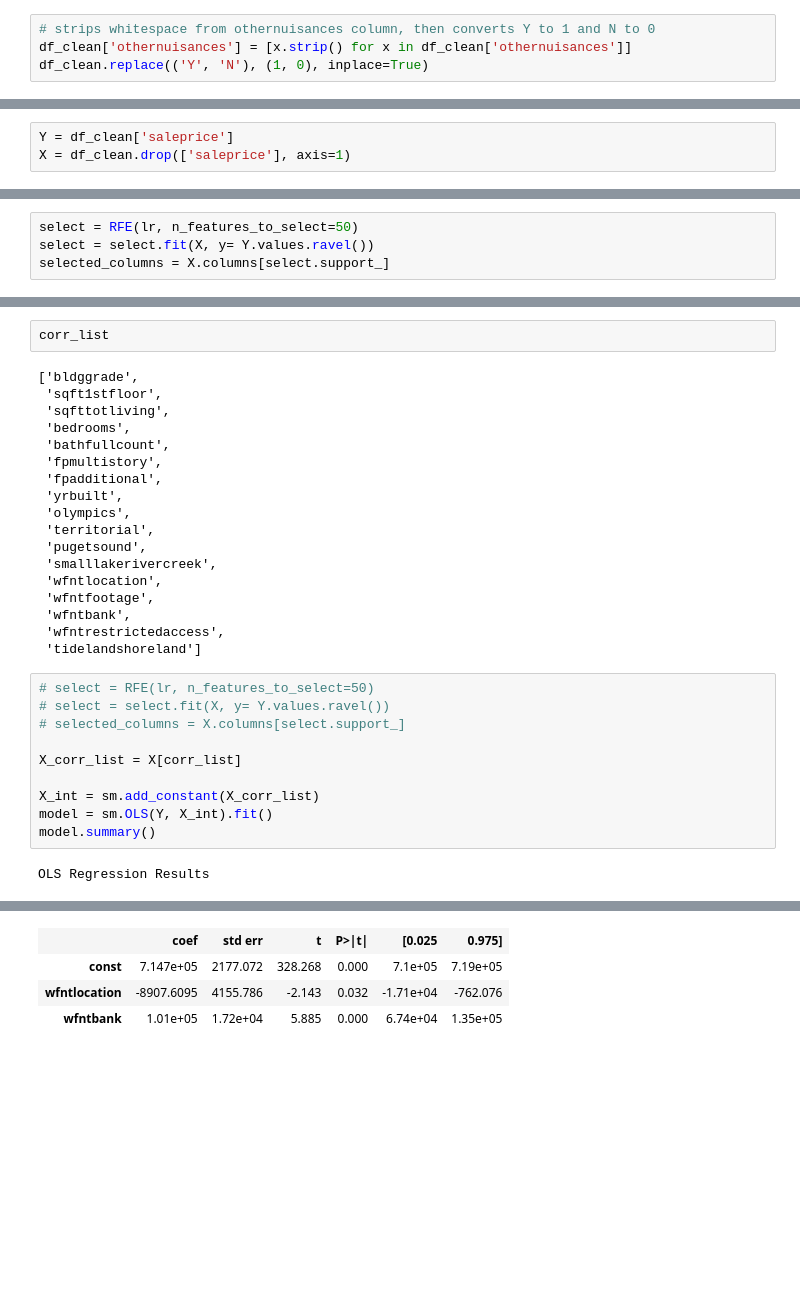
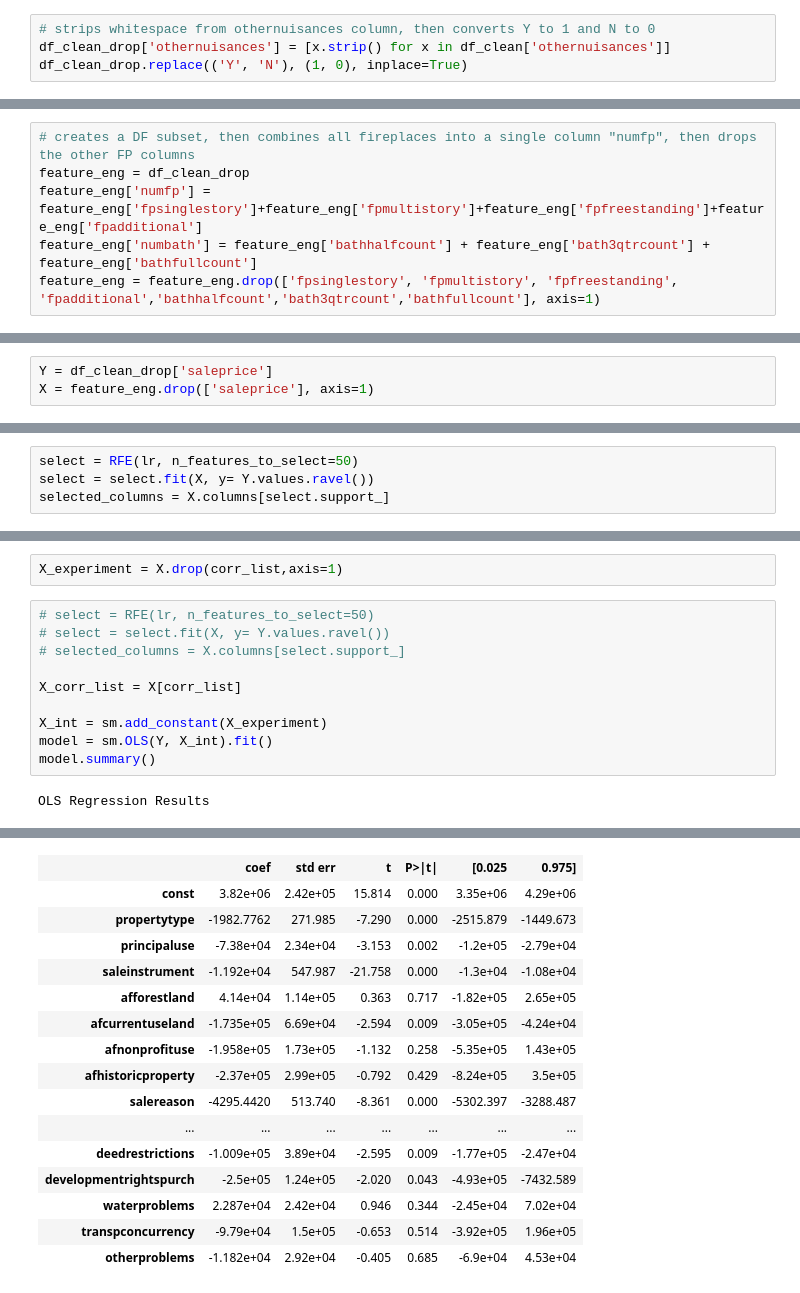
Before and after one commit to aabrahamson3/king-county-housing, a Jupyter notebook: notebooks/exploratory/aa_eda.ipynb, the cells around one changed output, grey strips where cells are left out. Saved outputs shown, nothing was run; the diff lists cells and outputs as text; blank space fills up the shorter version.

```diff
--- a/notebooks/exploratory/aa_eda.ipynb
+++ b/notebooks/exploratory/aa_eda.ipynb
@@ -105,4 +105,4 @@ df_clean_drop = df_clean.drop(['documentdate',
 # %%
 # strips whitespace from othernuisances column, then converts Y to 1 and N to 0
-df_clean['othernuisances'] = [x.strip() for x in df_clean['othernuisances']]
-df_clean.replace(('Y', 'N'), (1, 0), inplace=True)
+df_clean_drop['othernuisances'] = [x.strip() for x in df_clean['othernuisances']]
+df_clean_drop.replace(('Y', 'N'), (1, 0), inplace=True)
@@ -108,0 +139,6 @@ df_clean.replace(('Y', 'N'), (1, 0), inplace=True)
+# %%
+# creates a DF subset, then combines all fireplaces into a single column "numfp", then drops the other FP columns
+feature_eng = df_clean_drop
+feature_eng['numfp'] = feature_eng['fpsinglestory']+feature_eng['fpmultistory']+feature_eng['fpfreestanding']+feature_eng['fpadditional']
+feature_eng['numbath'] = feature_eng['bathhalfcount'] + feature_eng['bath3qtrcount'] + feature_eng['bathfullcount']
+feature_eng = feature_eng.drop(['fpsinglestory', 'fpmultistory', 'fpfreestanding', 'fpadditional','bathhalfcount','bath3qtrcount','bathfullcount'], axis=1)
@@ -109,6 +156,6 @@ df_clean.replace(('Y', 'N'), (1, 0), inplace=True)
 # %%
-Y = df_clean['saleprice']
-X = df_clean.drop(['saleprice'], axis=1)
+Y = df_clean_drop['saleprice']
+X = feature_eng.drop(['saleprice'], axis=1)
 # %%
 lr = LinearRegression()
 # %%
@@ -205,26 +250,8 @@ wfntfootage
 wfntbank
 wfntrestrictedaccess
 tidelandshoreland
-# %%
-corr_list
-# %% [output]
-['bldggrade',
- 'sqft1stfloor',
- 'sqfttotliving',
- 'bedrooms',
- 'bathfullcount',
- 'fpmultistory',
- 'fpadditional',
- 'yrbuilt',
- 'olympics',
- 'territorial',
- 'pugetsound',
- 'smalllakerivercreek',
- 'wfntlocation',
- 'wfntfootage',
- 'wfntbank',
- 'wfntrestrictedaccess',
- 'tidelandshoreland']
+# %%
+X_experiment = X.drop(corr_list,axis=1)
 # %%
 # select = RFE(lr, n_features_to_select=50)
 # select = select.fit(X, y= Y.values.ravel())
@@ -232,7 +259,7 @@ corr_list
 
 X_corr_list = X[corr_list]
 
-X_int = sm.add_constant(X_corr_list)
+X_int = sm.add_constant(X_experiment)
 model = sm.OLS(Y, X_int).fit()
 model.summary()
 # %% [output]
@@ -248,5 +275,17 @@ OLS Regression Results
 | Covariance Type: | nonrobust |  |  |
 |  | coef | std err | t | P>|t| | [0.025 | 0.975] |
-| const | 7.147e+05 | 2177.072 | 328.268 | 0.000 | 7.1e+05 | 7.19e+05 |
-| wfntlocation | -8907.6095 | 4155.786 | -2.143 | 0.032 | -1.71e+04 | -762.076 |
-| wfntbank | 1.01e+05 | 1.72e+04 | 5.885 | 0.000 | 6.74e+04 | 1.35e+05 |
+| const | 3.82e+06 | 2.42e+05 | 15.814 | 0.000 | 3.35e+06 | 4.29e+06 |
+| propertytype | -1982.7762 | 271.985 | -7.290 | 0.000 | -2515.879 | -1449.673 |
+| principaluse | -7.38e+04 | 2.34e+04 | -3.153 | 0.002 | -1.2e+05 | -2.79e+04 |
+| saleinstrument | -1.192e+04 | 547.987 | -21.758 | 0.000 | -1.3e+04 | -1.08e+04 |
+| afforestland | 4.14e+04 | 1.14e+05 | 0.363 | 0.717 | -1.82e+05 | 2.65e+05 |
+| afcurrentuseland | -1.735e+05 | 6.69e+04 | -2.594 | 0.009 | -3.05e+05 | -4.24e+04 |
+| afnonprofituse | -1.958e+05 | 1.73e+05 | -1.132 | 0.258 | -5.35e+05 | 1.43e+05 |
+| afhistoricproperty | -2.37e+05 | 2.99e+05 | -0.792 | 0.429 | -8.24e+05 | 3.5e+05 |
+| salereason | -4295.4420 | 513.740 | -8.361 | 0.000 | -5302.397 | -3288.487 |
+| ... | ... | ... | ... | ... | ... | ... |
+| deedrestrictions | -1.009e+05 | 3.89e+04 | -2.595 | 0.009 | -1.77e+05 | -2.47e+04 |
+| developmentrightspurch | -2.5e+05 | 1.24e+05 | -2.020 | 0.043 | -4.93e+05 | -7432.589 |
+| waterproblems | 2.287e+04 | 2.42e+04 | 0.946 | 0.344 | -2.45e+04 | 7.02e+04 |
+| transpconcurrency | -9.79e+04 | 1.5e+05 | -0.653 | 0.514 | -3.92e+05 | 1.96e+05 |
+| otherproblems | -1.182e+04 | 2.92e+04 | -0.405 | 0.685 | -6.9e+04 | 4.53e+04 |
```
Also changed, not shown: parts of 18 cells of this notebook.
